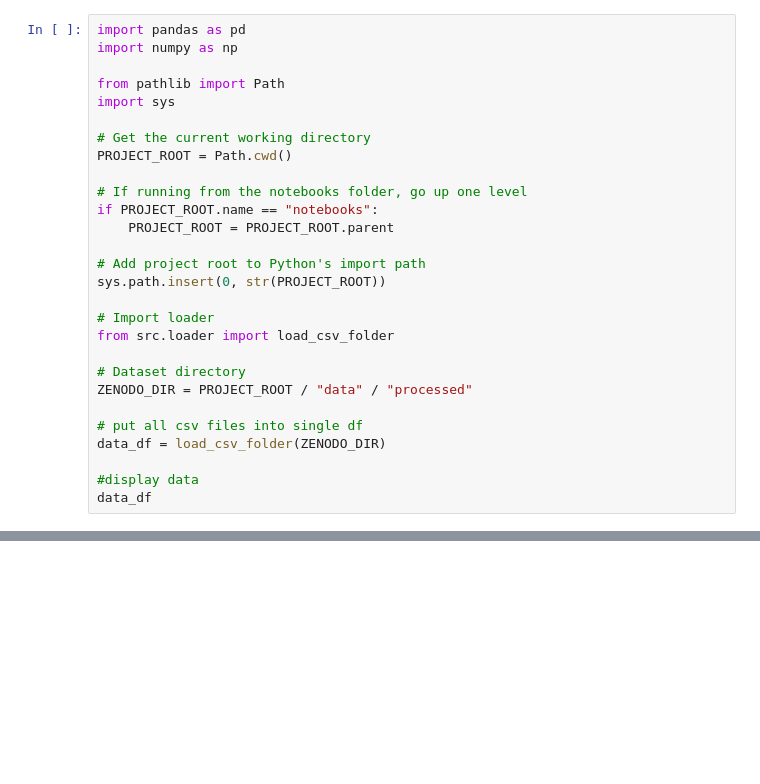
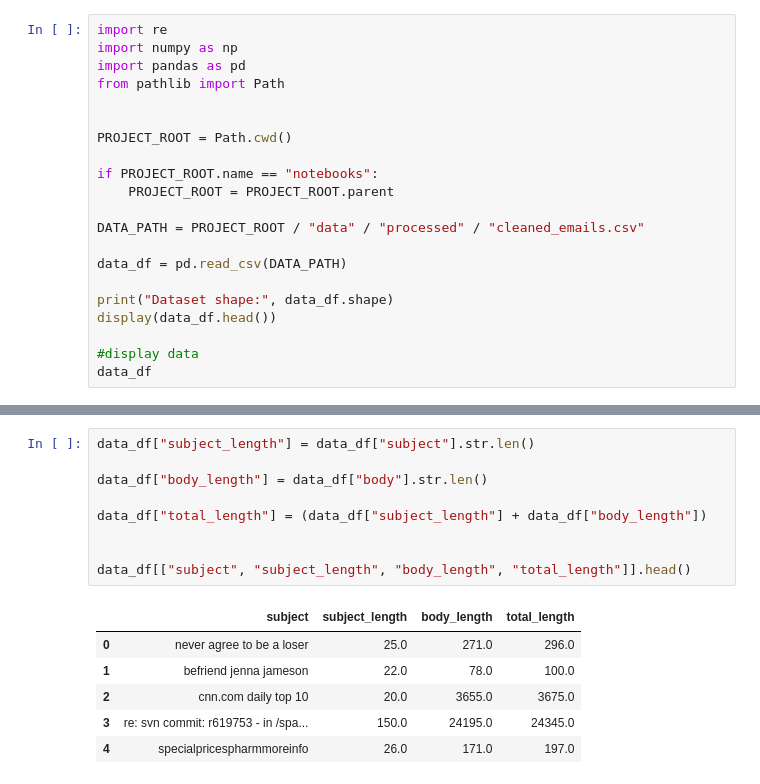
Before and after one commit to destinydel/Email-Phishing---Spam-Fraud-Detection, a Jupyter notebook: notebooks/03_feature_engineering.ipynb, the cells around one changed output, grey strips where cells are left out. Cells and saved outputs as stored; diff of their text form; blank space fills up the shorter version.

```diff
--- a/notebooks/03_feature_engineering.ipynb
+++ b/notebooks/03_feature_engineering.ipynb
@@ -6,28 +13,21 @@ deliverable: discover differences between phishing and legitamate emails
 # %%
+import re
+import numpy as np
 import pandas as pd
-import numpy as np
+from pathlib import Path
 
-from pathlib import Path
-import sys
 
-# Get the current working directory
 PROJECT_ROOT = Path.cwd()
 
-# If running from the notebooks folder, go up one level
 if PROJECT_ROOT.name == "notebooks":
     PROJECT_ROOT = PROJECT_ROOT.parent
 
-# Add project root to Python's import path
-sys.path.insert(0, str(PROJECT_ROOT))
+DATA_PATH = PROJECT_ROOT / "data" / "processed" / "cleaned_emails.csv"
 
-# Import loader
-from src.loader import load_csv_folder
+data_df = pd.read_csv(DATA_PATH)
 
-# Dataset directory
-ZENODO_DIR = PROJECT_ROOT / "data" / "processed"
-
-# put all csv files into single df
-data_df = load_csv_folder(ZENODO_DIR)
+print("Dataset shape:", data_df.shape)
+display(data_df.head())
 
 #display data
 data_df
@@ -80,0 +91,16 @@ source_files: original dataset
+# %%
+data_df["subject_length"] = data_df["subject"].str.len()
+
+data_df["body_length"] = data_df["body"].str.len()
+
+data_df["total_length"] = (data_df["subject_length"] + data_df["body_length"])
+
+
+data_df[["subject", "subject_length", "body_length", "total_length"]].head()
+# %% [output]
+|  | subject | subject_length | body_length | total_length |
+| 0 | never agree to be a loser | 25.0 | 271.0 | 296.0 |
+| 1 | befriend jenna jameson | 22.0 | 78.0 | 100.0 |
+| 2 | cnn.com daily top 10 | 20.0 | 3655.0 | 3675.0 |
+| 3 | re: svn commit: r619753 - in /spa... | 150.0 | 24195.0 | 24345.0 |
+| 4 | specialpricespharmmoreinfo | 26.0 | 171.0 | 197.0 |
```
Also changed, not shown: parts of 31 cells of this notebook, 3 other files.
